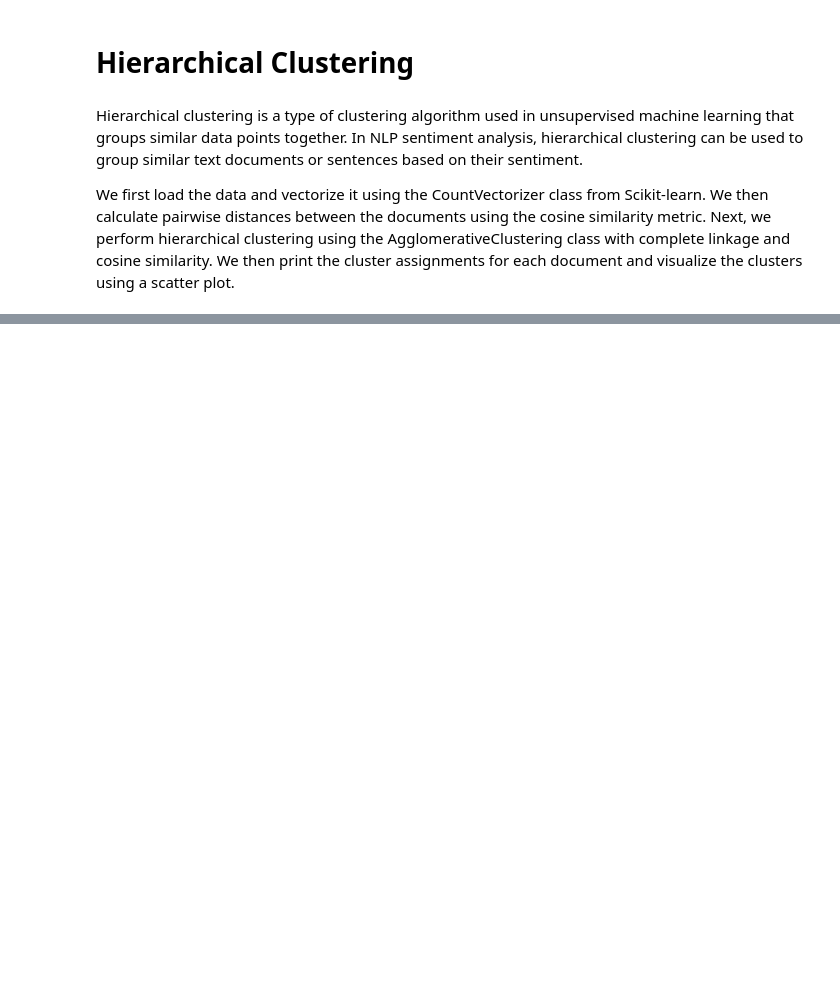
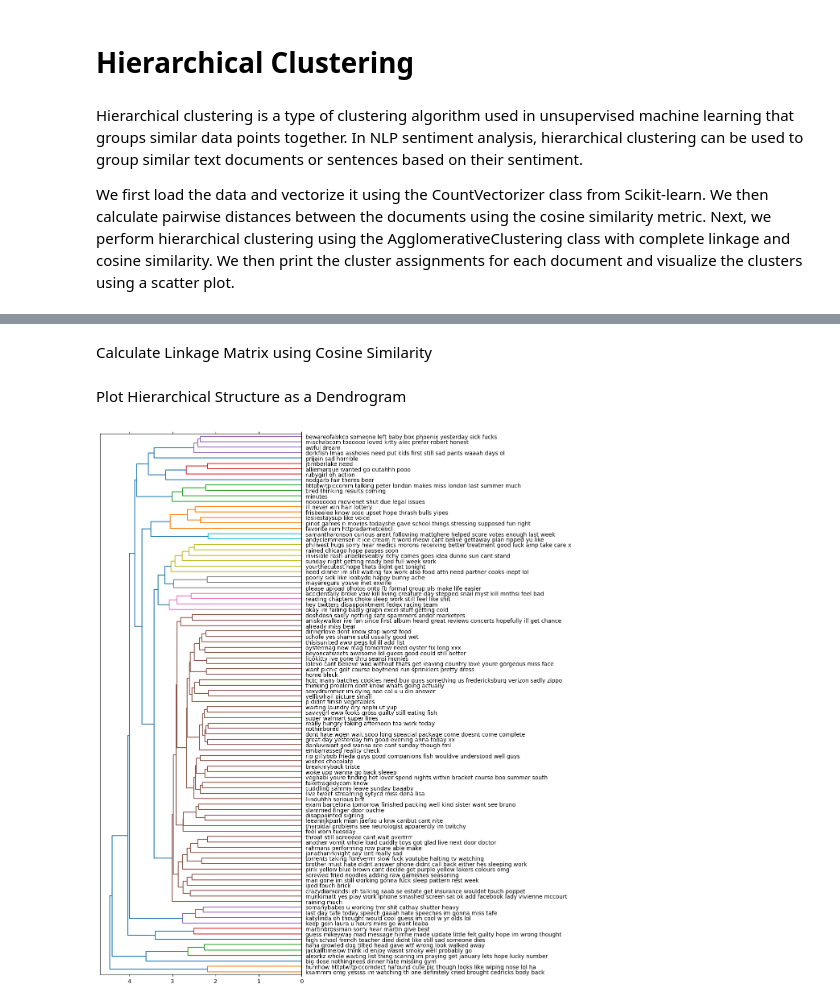
Before and after one commit to thaaoliveira1/Sentiment-Analysis-Twitter-Python, a Jupyter notebook: Hierarchical_Clustering.ipynb, the cells around one changed output, grey strips where cells are left out. Cells and saved outputs as stored; diff of their text form; code cells hidden in the pictures; blank space fills up the shorter version.

Commit message:
Adding Hierarchical_Clustering

```diff
--- a/Hierarchical_Clustering.ipynb
+++ b/Hierarchical_Clustering.ipynb
@@ -89,0 +376,47 @@ MemoryError: Unable to allocate 5.90 TiB for an array with shape (1280000, 63373
+# %% [markdown]
+Calculate Linkage Matrix using Cosine Similarity
+# %%
+def ward_hierarchical_clustering(feature_matrix):
+
+    cosine_distance = 1 - cosine_similarity(vz)
+    linkage_matrix = ward(cosine_distance)
+    return linkage_matrix
+# %% [markdown]
+Plot Hierarchical Structure as a Dendrogram
+# %%
+def plot_hierarchical_clusters(linkage_matrix, twitter_data, p=100, figure_size=(8,12)):
+    # set size
+    fig, ax = plt.subplots(figsize=figure_size)
+    twitter_text = twitter_data['text'].values.tolist()
+    # plot dendrogram
+    R = dendrogram(linkage_matrix, orientation="left", labels=twitter_text,
+                    truncate_mode='lastp',
+                    p=p,
+                    no_plot=True)
+    temp = {R["leaves"][ii]: twitter_text[ii] for ii in range(len(R["leaves"]))}
+    def llf(xx):
+        return "{}".format(temp[xx])
+    ax = dendrogram(
+            linkage_matrix,
+            truncate_mode='lastp',
+            orientation="left",
+            p=p,
+            leaf_label_func=llf,
+            leaf_font_size=10.,
+            )
+    plt.tick_params(axis= 'x',
+                    which='both',
+                    bottom='off',
+                    top='off',
+                    labelbottom='off')
+    plt.tight_layout()
+    plt.savefig('twitter_hierachical_clusters.png', dpi=200)
+# %%
+linkage_matrix = ward_hierarchical_clustering(vz)
+# %%
+plot_hierarchical_clusters(linkage_matrix,
+                           p=100,
+                           twitter_data=df,
+                           figure_size=(12,14))
+# %% [output]
+[figure, added]
```
Also changed, not shown: parts of 33 cells of this notebook.
